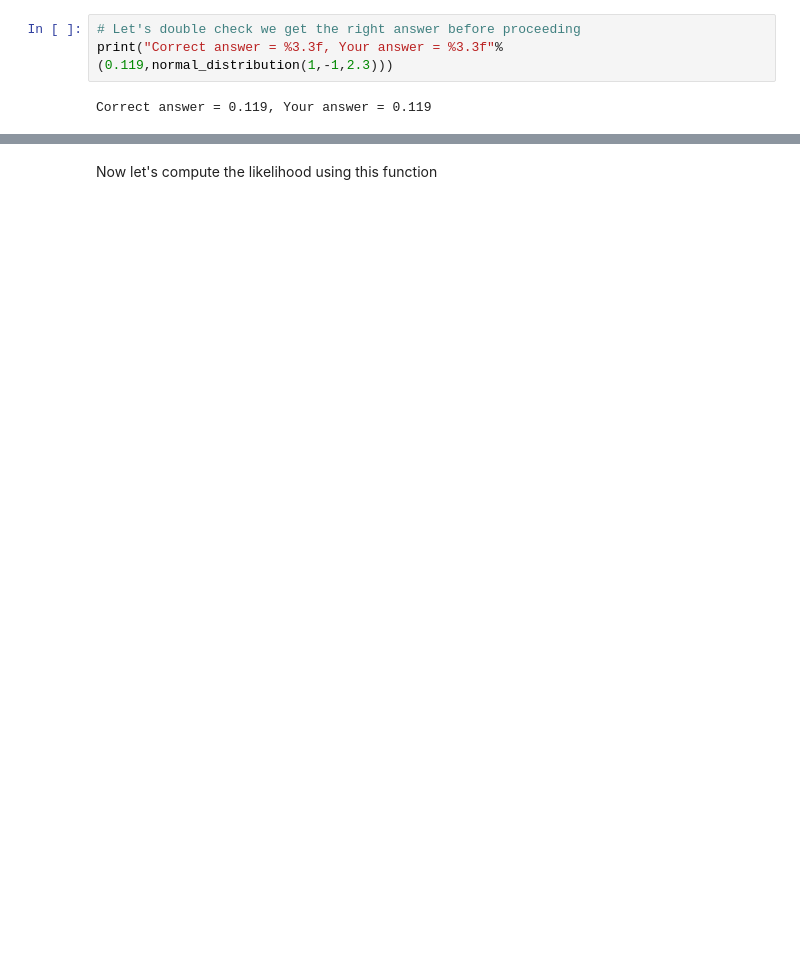
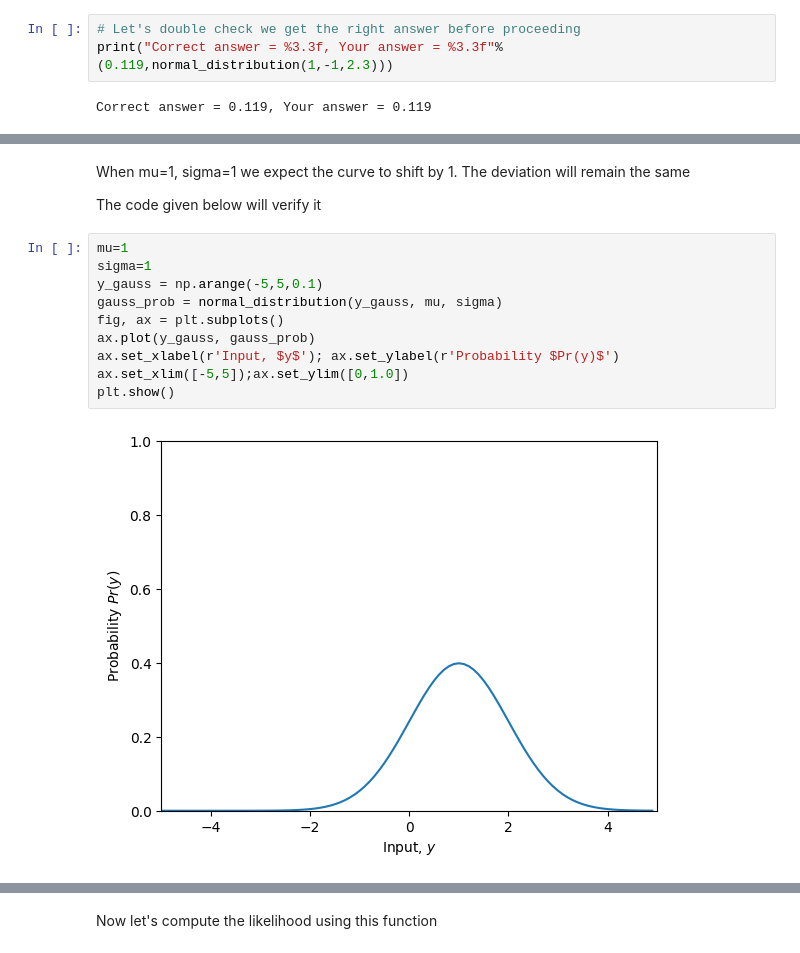
Before and after one commit to DazzedUpDas/DL4DS_Problems_Textbook, a Jupyter notebook: Notebooks/Chap05/5_1_Least_Squares_Loss.ipynb, the cells around one changed output, grey strips where cells are left out. Drawn from its saved outputs; the diff is of its cells as text; blank space fills up the shorter version.

```diff
--- a/Notebooks/Chap05/5_1_Least_Squares_Loss.ipynb
+++ b/Notebooks/Chap05/5_1_Least_Squares_Loss.ipynb
@@ -130,2 +118,17 @@ plt.show()
 # %% [output]
 [figure]
+# %% [markdown]
+When mu=1, sigma=1 we expect the curve to shift by 1. The deviation will remain the same
+<p> The code given below will verify it</p>
+# %%
+mu=1
+sigma=1
+y_gauss = np.arange(-5,5,0.1)
+gauss_prob = normal_distribution(y_gauss, mu, sigma)
+fig, ax = plt.subplots()
+ax.plot(y_gauss, gauss_prob)
+ax.set_xlabel(r'Input, $y$'); ax.set_ylabel(r'Probability $Pr(y)$')
+ax.set_xlim([-5,5]);ax.set_ylim([0,1.0])
+plt.show()
+# %% [output]
+[figure, added]
```
Also changed, not shown: parts of 18 cells of this notebook.
